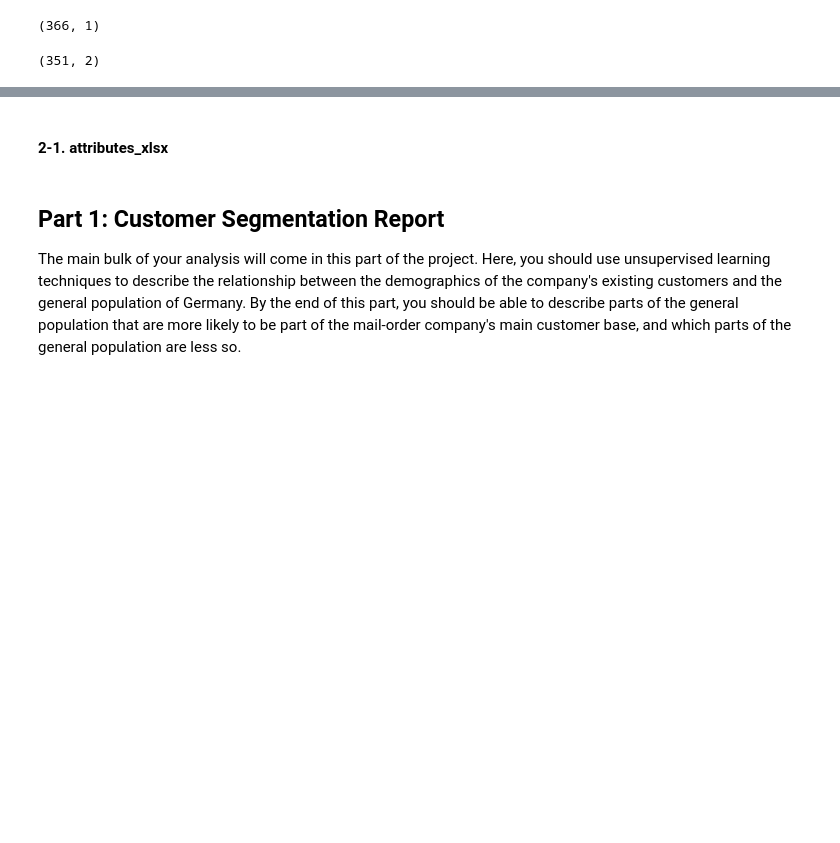
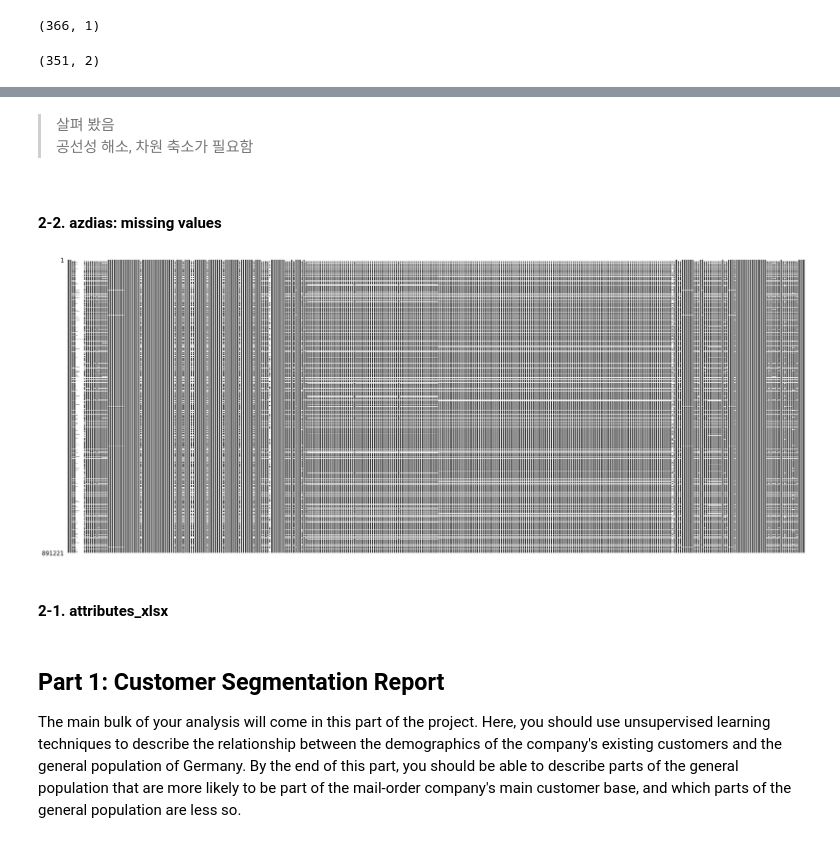
Before and after one commit to jaeyoun-chang/u_city_capstone, a Jupyter notebook: Arvato Project Workbook.ipynb, the cells around one changed output, grey strips where cells are left out. Cells and saved outputs as stored; diff of their text form; code cells hidden in the pictures; blank space fills up the shorter version.

```diff
--- a/Arvato Project Workbook.ipynb
+++ b/Arvato Project Workbook.ipynb
@@ -218,3 +250,13 @@ def col_val (df):
+# %% [markdown]
+> 살펴 봤음
+> 공선성 해소, 차원 축소가 필요함
+# %% [markdown]
+#### 2-2. azdias: missing values
+# %%
+# quick look on missing values
+msno.matrix(azdias, fontsize = 9, labels = False, sparkline = False);
+# %% [output]
+[figure, added]
 # %% [markdown]
 #### 2-1. attributes_xlsx
 # %%
```
Also changed, not shown: parts of 12 cells of this notebook.
